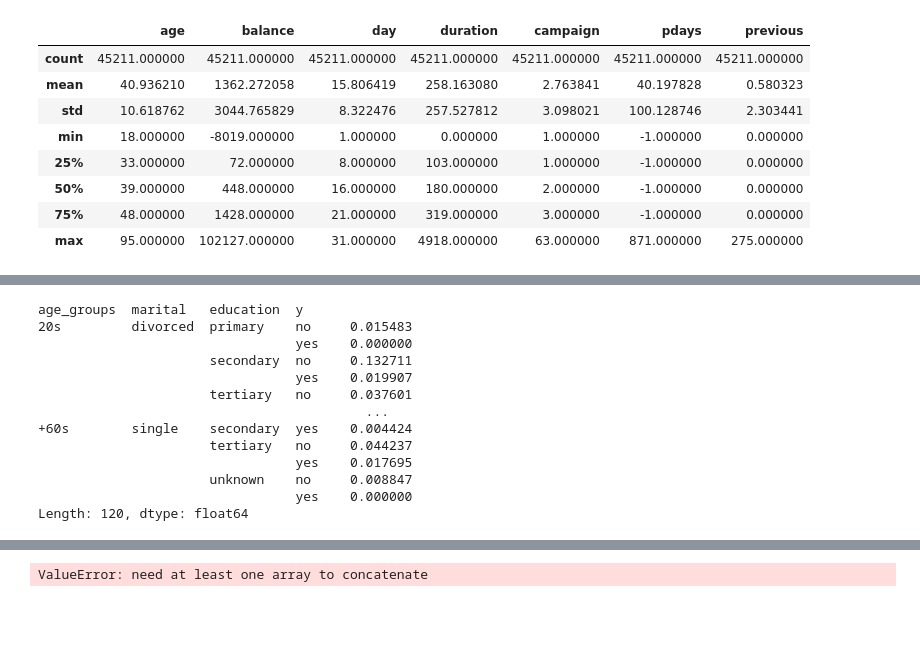
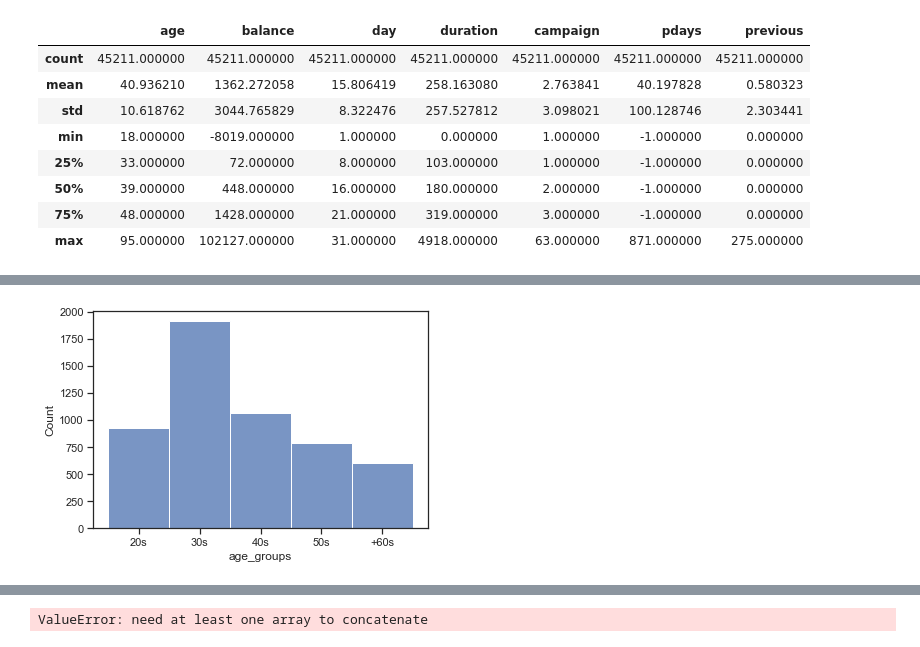
Before and after one commit to emiliocarpio/data-science-the-bridge, a Jupyter notebook: 2-data-analysis/2-Pandas/Presentacion/presentacion.ipynb, the cells around one changed output, grey strips where cells are left out. Saved outputs shown, nothing was run; the diff lists cells and outputs as text; code cells hidden in the pictures; blank space fills up the shorter version.

```diff
--- a/2-data-analysis/2-Pandas/Presentacion/presentacion.ipynb
+++ b/2-data-analysis/2-Pandas/Presentacion/presentacion.ipynb
@@ -96,16 +140,5 @@ dtype: int64
-# %%
-100 * groups.size() / len(df)
-# %% [output]
-age_groups  marital   education  y
-20s         divorced  primary    no     0.015483
-                                 yes    0.000000
-                      secondary  no     0.132711
-                                 yes    0.019907
-                      tertiary   no     0.037601
-                                          ...
-+60s        single    secondary  yes    0.004424
-                      tertiary   no     0.044237
-                                 yes    0.017695
-                      unknown    no     0.008847
-                                 yes    0.000000
-Length: 120, dtype: float64
+# %%
+sns.histplot(df_y.age_groups)
+plt.show()
+# %% [output]
+[figure, added]
```
Also changed, not shown: parts of 22 cells of this notebook, 4 other files.
